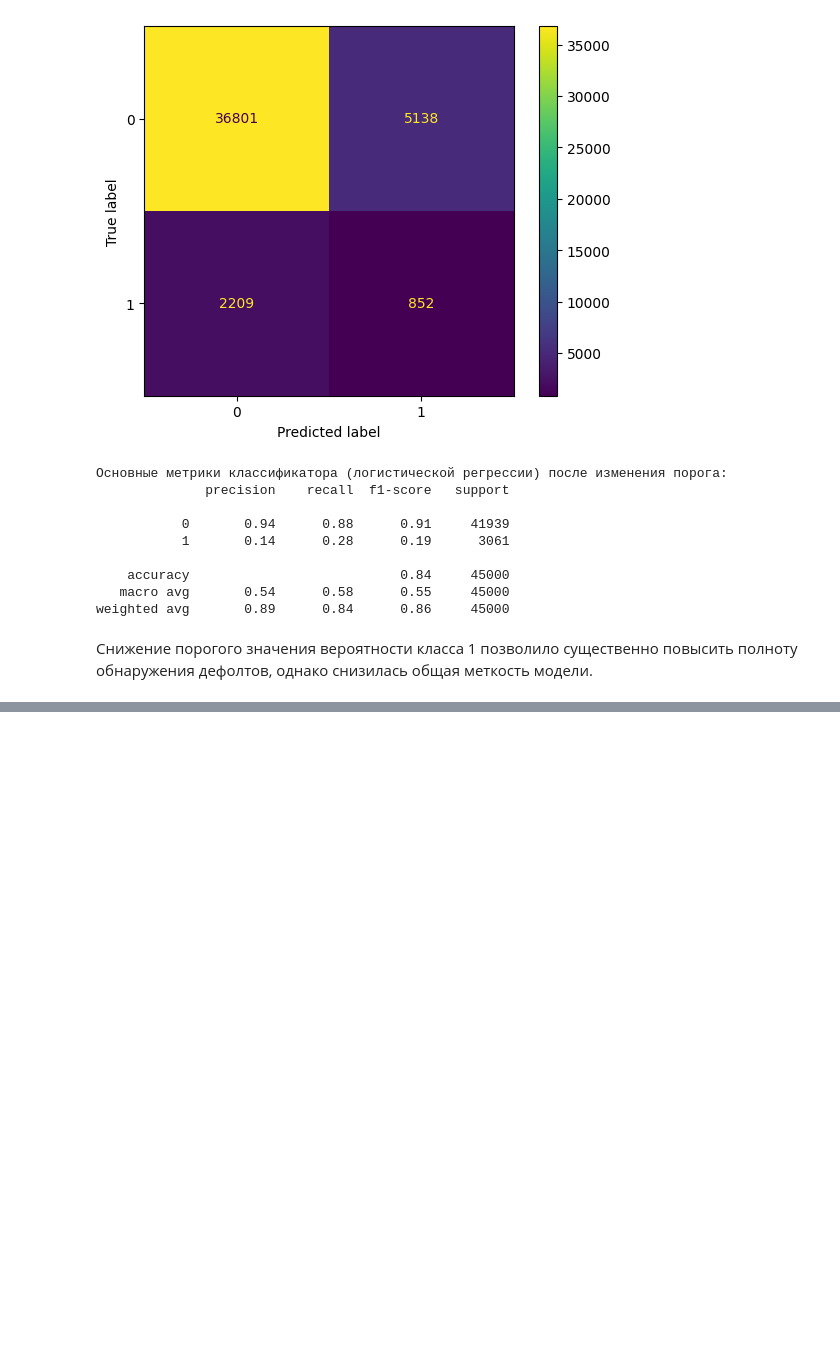
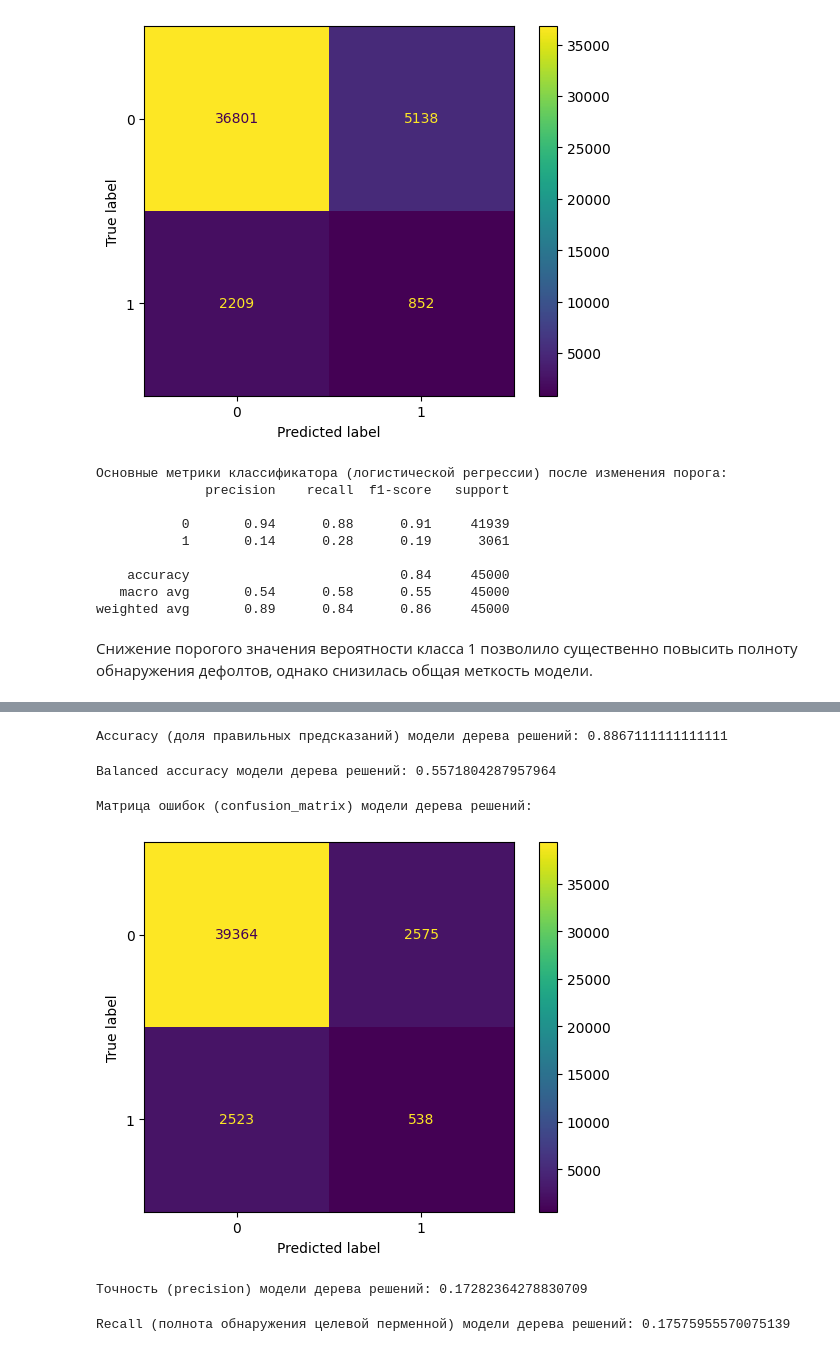
Before and after one commit to mikhpo/ds-for-non-ds, a Jupyter notebook: notebooks/credit_scoring.ipynb, the cells around one changed output, grey strips where cells are left out. Saved outputs shown, nothing was run; the diff lists cells and outputs as text; code cells hidden in the pictures; blank space fills up the shorter version.

```diff
--- a/notebooks/credit_scoring.ipynb
+++ b/notebooks/credit_scoring.ipynb
@@ -652,0 +709,37 @@ weighted avg       0.89      0.84      0.86     45000
+# %%
+decision_tree_accuracy = accuracy_score(y_test, decision_tree_predictions)
+print(f"Accuracy (доля правильных предсказаний) модели дерева решений: {decision_tree_accuracy}")
+# %% [output]
+Accuracy (доля правильных предсказаний) модели дерева решений: 0.8867111111111111
+# %%
+decision_tree_balanced_accuracy = balanced_accuracy_score(
+    y_test,
+    decision_tree_predictions,
+    adjusted=False
+)
+print(f"Balanced accuracy модели дерева решений: {decision_tree_balanced_accuracy}")
+# %% [output]
+Balanced accuracy модели дерева решений: 0.5571804287957964
+# %%
+decision_tree_confusion = confusion_matrix(
+    y_test,
+    decision_tree_predictions,
+    labels=decision_tree.classes_
+)
+print(f"Матрица ошибок (confusion_matrix) модели дерева решений:")
+decision_tree_confusion_display = ConfusionMatrixDisplay(decision_tree_confusion, display_labels=decision_tree.classes_)
+decision_tree_confusion_display.plot()
+plt.show()
+# %% [output]
+Матрица ошибок (confusion_matrix) модели дерева решений:
+[figure, added]
+# %%
+decision_tree_confusion_precision = precision_score(y_test, decision_tree_predictions)
+print(f"Точность (precision) модели дерева решений: {decision_tree_confusion_precision}")
+# %% [output]
+Точность (precision) модели дерева решений: 0.17282364278830709
+# %%
+decision_tree_confusion_recall = recall_score(y_test, decision_tree_predictions)
+print(f"Recall (полнота обнаружения целевой перменной) модели дерева решений: {decision_tree_confusion_recall}")
+# %% [output]
+Recall (полнота обнаружения целевой перменной) модели дерева решений: 0.17575955570075139
```
Also changed, not shown: parts of 22 cells of this notebook.
